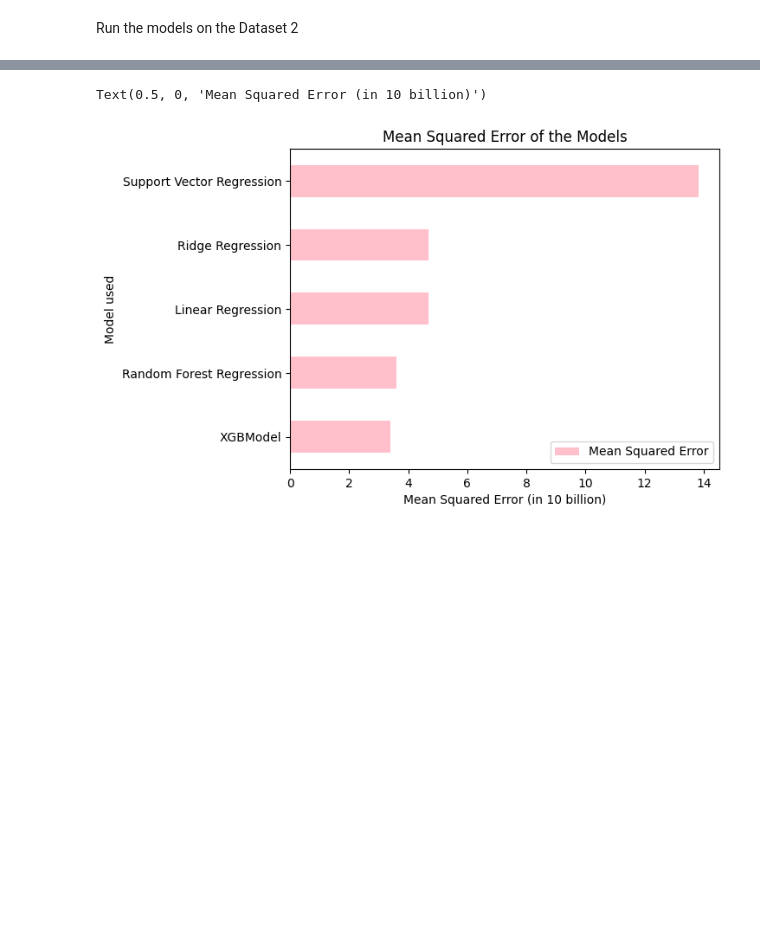
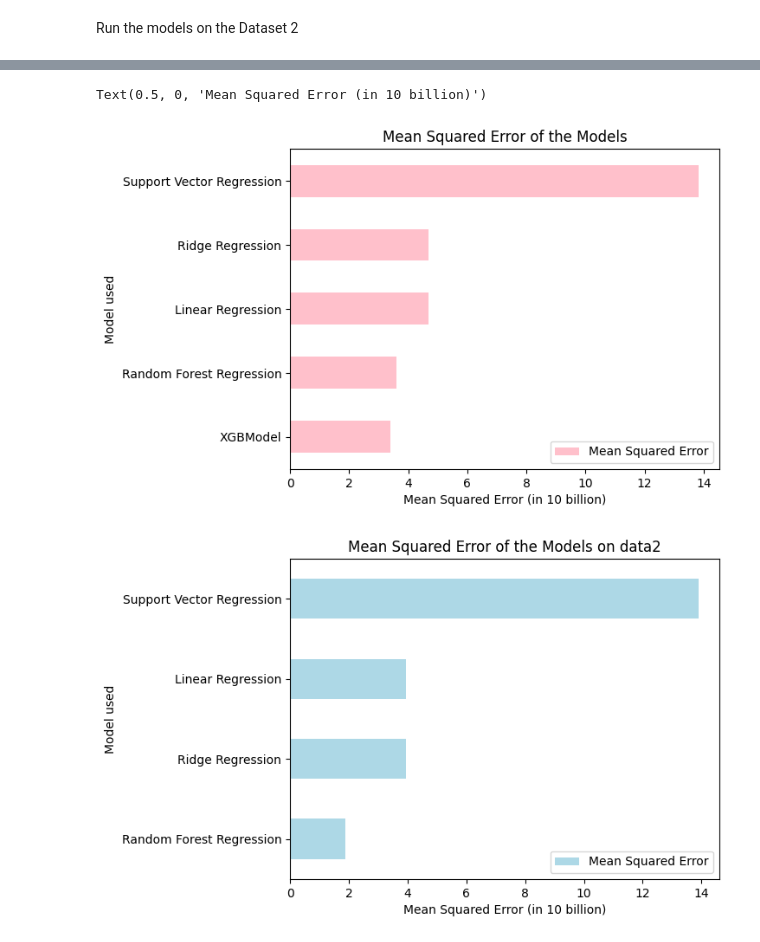
Before and after one commit to DavidRiemer02/ML_Project, a Jupyter notebook: Group project.ipynb, the cells around one changed output, grey strips where cells are left out. Drawn from its saved outputs; the diff is of its cells as text; code cells hidden in the pictures; blank space fills up the shorter version.

```diff
--- a/Group project.ipynb
+++ b/Group project.ipynb
@@ -359,10 +363,15 @@ results_df.head()
 # %%
 
 # Plot the MSE of the results DataFrame
 results_df.plot(x='Model used', y='Mean Squared Error', kind='barh', color='pink')
 # Add a title and axis labels
 plt.title('Mean Squared Error of the Models')
-plt.xlabel('Mean Squared Error (in 10 billion)')
+plt.xlabel('Mean Squared Error (in billion)')
+#Add data2 to the plot
+results_df2.plot(x='Model used', y='Mean Squared Error', kind='barh', color='lightblue')
+plt.title('Mean Squared Error of the Models on data2')
+plt.xlabel('Mean Squared Error (in billion)')
 # %% [output]
 Text(0.5, 0, 'Mean Squared Error (in 10 billion)')
 [figure]
+[figure, added]
```
Also changed, not shown: parts of 3 cells of this notebook.
